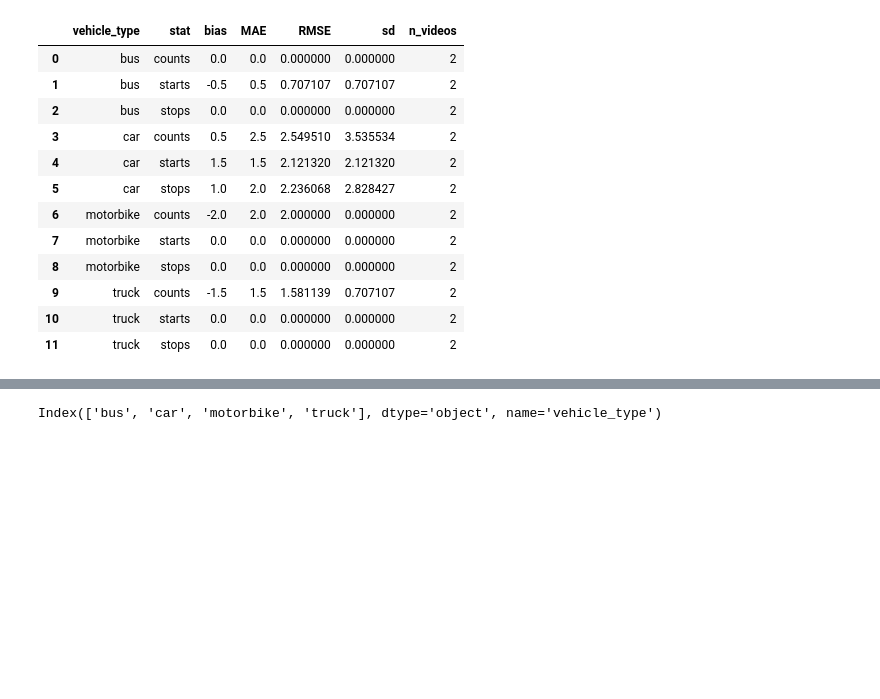
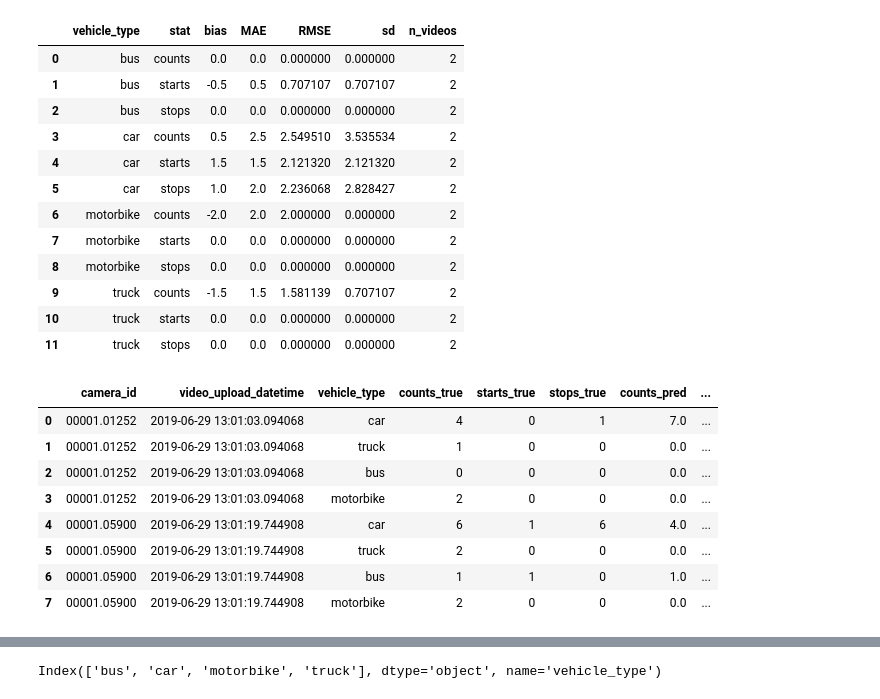
Before and after one commit to dssg/air_pollution_estimation, a Jupyter notebook: notebooks/20190730_CW_eval_plotting.ipynb, the cells around one changed output, grey strips where cells are left out. Drawn from its saved outputs; the diff is of its cells as text; code cells hidden in the pictures; blank space fills up the shorter version.

```diff
--- a/notebooks/20190730_CW_eval_plotting.ipynb
+++ b/notebooks/20190730_CW_eval_plotting.ipynb
@@ -65,3 +65,15 @@ video_level_stats_df
 | 9 | truck | counts | -1.5 | 1.5 | 1.581139 | 0.707107 | 2 |
 | 10 | truck | starts | 0.0 | 0.0 | 0.000000 | 0.000000 | 2 |
 | 11 | truck | stops | 0.0 | 0.0 | 0.000000 | 0.000000 | 2 |
+# %%
+video_level_diff_df
+# %% [output]
+|  | camera_id | video_upload_datetime | vehicle_type | counts_true | starts_true | stops_true | counts_pred | ... |
+| 0 | 00001.01252 | 2019-06-29 13:01:03.094068 | car | 4 | 0 | 1 | 7.0 | ... |
+| 1 | 00001.01252 | 2019-06-29 13:01:03.094068 | truck | 1 | 0 | 0 | 0.0 | ... |
+| 2 | 00001.01252 | 2019-06-29 13:01:03.094068 | bus | 0 | 0 | 0 | 0.0 | ... |
+| 3 | 00001.01252 | 2019-06-29 13:01:03.094068 | motorbike | 2 | 0 | 0 | 0.0 | ... |
+| 4 | 00001.05900 | 2019-06-29 13:01:19.744908 | car | 6 | 1 | 6 | 4.0 | ... |
+| 5 | 00001.05900 | 2019-06-29 13:01:19.744908 | truck | 2 | 0 | 0 | 0.0 | ... |
+| 6 | 00001.05900 | 2019-06-29 13:01:19.744908 | bus | 1 | 1 | 0 | 1.0 | ... |
+| 7 | 00001.05900 | 2019-06-29 13:01:19.744908 | motorbike | 2 | 0 | 0 | 0.0 | ... |
```
Also changed, not shown: parts of 1 cell of this notebook, 15 other files.
